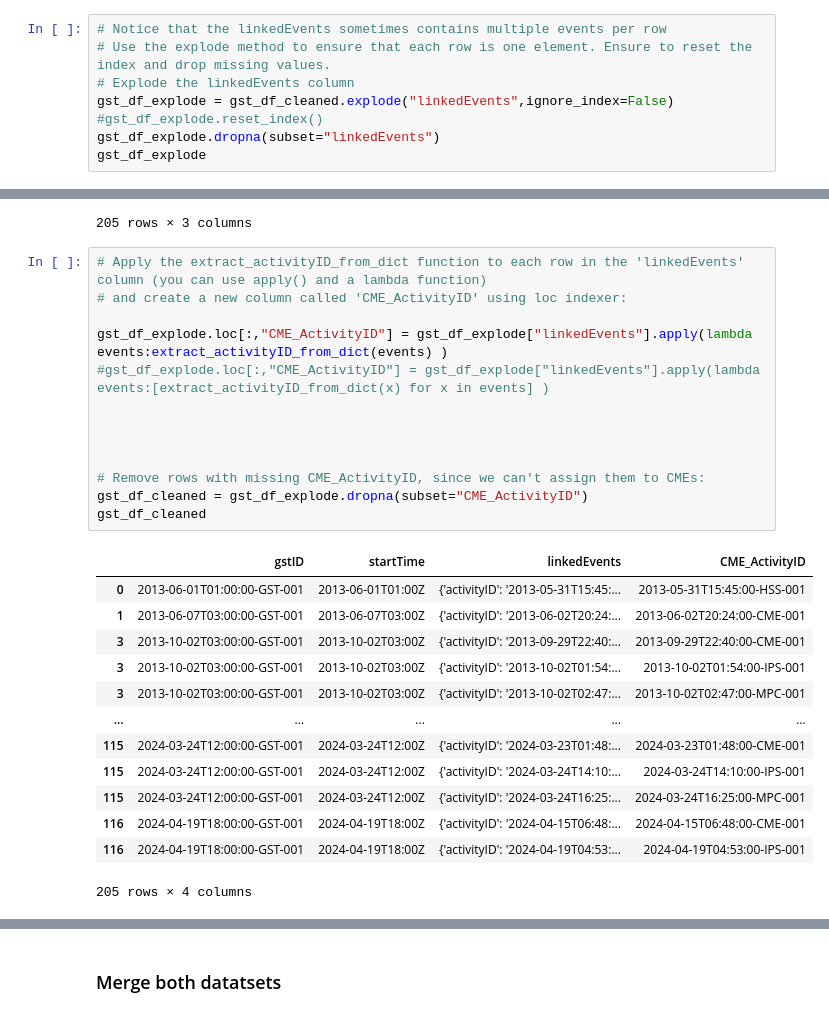
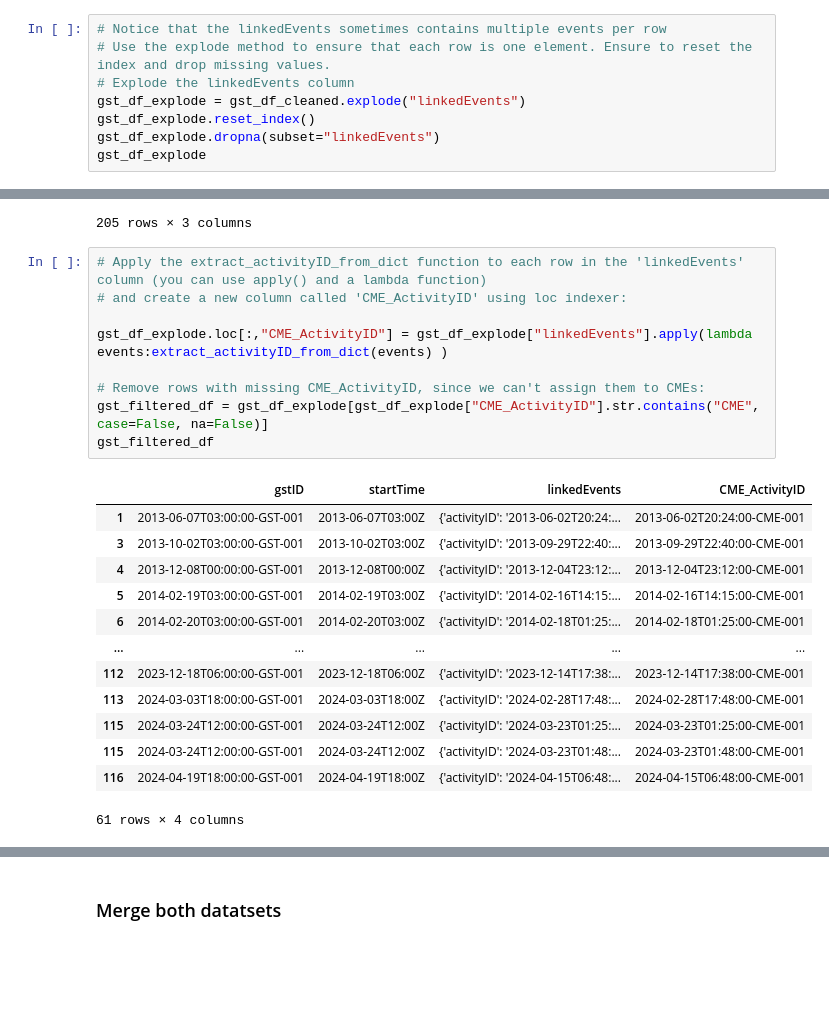
Before and after one commit to sowmyarshetty/data-sourcing-challenge, a Jupyter notebook: retrieve_data.ipynb, the cells around one changed output, grey strips where cells are left out. Drawn from its saved outputs; the diff is of its cells as text; blank space fills up the shorter version.

```diff
--- a/retrieve_data.ipynb
+++ b/retrieve_data.ipynb
@@ -376,8 +405,8 @@ gst_df_cleaned
 # Notice that the linkedEvents sometimes contains multiple events per row
 # Use the explode method to ensure that each row is one element. Ensure to reset the index and drop missing values.
 # Explode the linkedEvents column
-gst_df_explode = gst_df_cleaned.explode("linkedEvents",ignore_index=False)
-#gst_df_explode.reset_index()
+gst_df_explode = gst_df_cleaned.explode("linkedEvents")
+gst_df_explode.reset_index()
 gst_df_explode.dropna(subset="linkedEvents")
 gst_df_explode
 # %% [output]
@@ -397,29 +426,25 @@ gst_df_explode
 # %%
 # Apply the extract_activityID_from_dict function to each row in the 'linkedEvents' column (you can use apply() and a lambda function)
 # and create a new column called 'CME_ActivityID' using loc indexer:
 
 gst_df_explode.loc[:,"CME_ActivityID"] = gst_df_explode["linkedEvents"].apply(lambda events:extract_activityID_from_dict(events) )
-#gst_df_explode.loc[:,"CME_ActivityID"] = gst_df_explode["linkedEvents"].apply(lambda events:[extract_activityID_from_dict(x) for x in events] )
-
-
-
 
 # Remove rows with missing CME_ActivityID, since we can't assign them to CMEs:
-gst_df_cleaned = gst_df_explode.dropna(subset="CME_ActivityID")
-gst_df_cleaned
+gst_filtered_df = gst_df_explode[gst_df_explode["CME_ActivityID"].str.contains("CME", case=False, na=False)]
+gst_filtered_df
 # %% [output]
 |  | gstID | startTime | linkedEvents | CME_ActivityID |
-| 0 | 2013-06-01T01:00:00-GST-001 | 2013-06-01T01:00Z | {'activityID': '2013-05-31T15:45:... | 2013-05-31T15:45:00-HSS-001 |
 | 1 | 2013-06-07T03:00:00-GST-001 | 2013-06-07T03:00Z | {'activityID': '2013-06-02T20:24:... | 2013-06-02T20:24:00-CME-001 |
 | 3 | 2013-10-02T03:00:00-GST-001 | 2013-10-02T03:00Z | {'activityID': '2013-09-29T22:40:... | 2013-09-29T22:40:00-CME-001 |
-| 3 | 2013-10-02T03:00:00-GST-001 | 2013-10-02T03:00Z | {'activityID': '2013-10-02T01:54:... | 2013-10-02T01:54:00-IPS-001 |
-| 3 | 2013-10-02T03:00:00-GST-001 | 2013-10-02T03:00Z | {'activityID': '2013-10-02T02:47:... | 2013-10-02T02:47:00-MPC-001 |
+| 4 | 2013-12-08T00:00:00-GST-001 | 2013-12-08T00:00Z | {'activityID': '2013-12-04T23:12:... | 2013-12-04T23:12:00-CME-001 |
+| 5 | 2014-02-19T03:00:00-GST-001 | 2014-02-19T03:00Z | {'activityID': '2014-02-16T14:15:... | 2014-02-16T14:15:00-CME-001 |
+| 6 | 2014-02-20T03:00:00-GST-001 | 2014-02-20T03:00Z | {'activityID': '2014-02-18T01:25:... | 2014-02-18T01:25:00-CME-001 |
 | ... | ... | ... | ... | ... |
+| 112 | 2023-12-18T06:00:00-GST-001 | 2023-12-18T06:00Z | {'activityID': '2023-12-14T17:38:... | 2023-12-14T17:38:00-CME-001 |
+| 113 | 2024-03-03T18:00:00-GST-001 | 2024-03-03T18:00Z | {'activityID': '2024-02-28T17:48:... | 2024-02-28T17:48:00-CME-001 |
+| 115 | 2024-03-24T12:00:00-GST-001 | 2024-03-24T12:00Z | {'activityID': '2024-03-23T01:25:... | 2024-03-23T01:25:00-CME-001 |
 | 115 | 2024-03-24T12:00:00-GST-001 | 2024-03-24T12:00Z | {'activityID': '2024-03-23T01:48:... | 2024-03-23T01:48:00-CME-001 |
-| 115 | 2024-03-24T12:00:00-GST-001 | 2024-03-24T12:00Z | {'activityID': '2024-03-24T14:10:... | 2024-03-24T14:10:00-IPS-001 |
-| 115 | 2024-03-24T12:00:00-GST-001 | 2024-03-24T12:00Z | {'activityID': '2024-03-24T16:25:... | 2024-03-24T16:25:00-MPC-001 |
 | 116 | 2024-04-19T18:00:00-GST-001 | 2024-04-19T18:00Z | {'activityID': '2024-04-15T06:48:... | 2024-04-15T06:48:00-CME-001 |
-| 116 | 2024-04-19T18:00:00-GST-001 | 2024-04-19T18:00Z | {'activityID': '2024-04-19T04:53:... | 2024-04-19T04:53:00-IPS-001 |
-205 rows × 4 columns
+61 rows × 4 columns
 # %%
 # Convert the 'CME_ActivityID' column to string format
```
Also changed, not shown: parts of 16 cells of this notebook.
